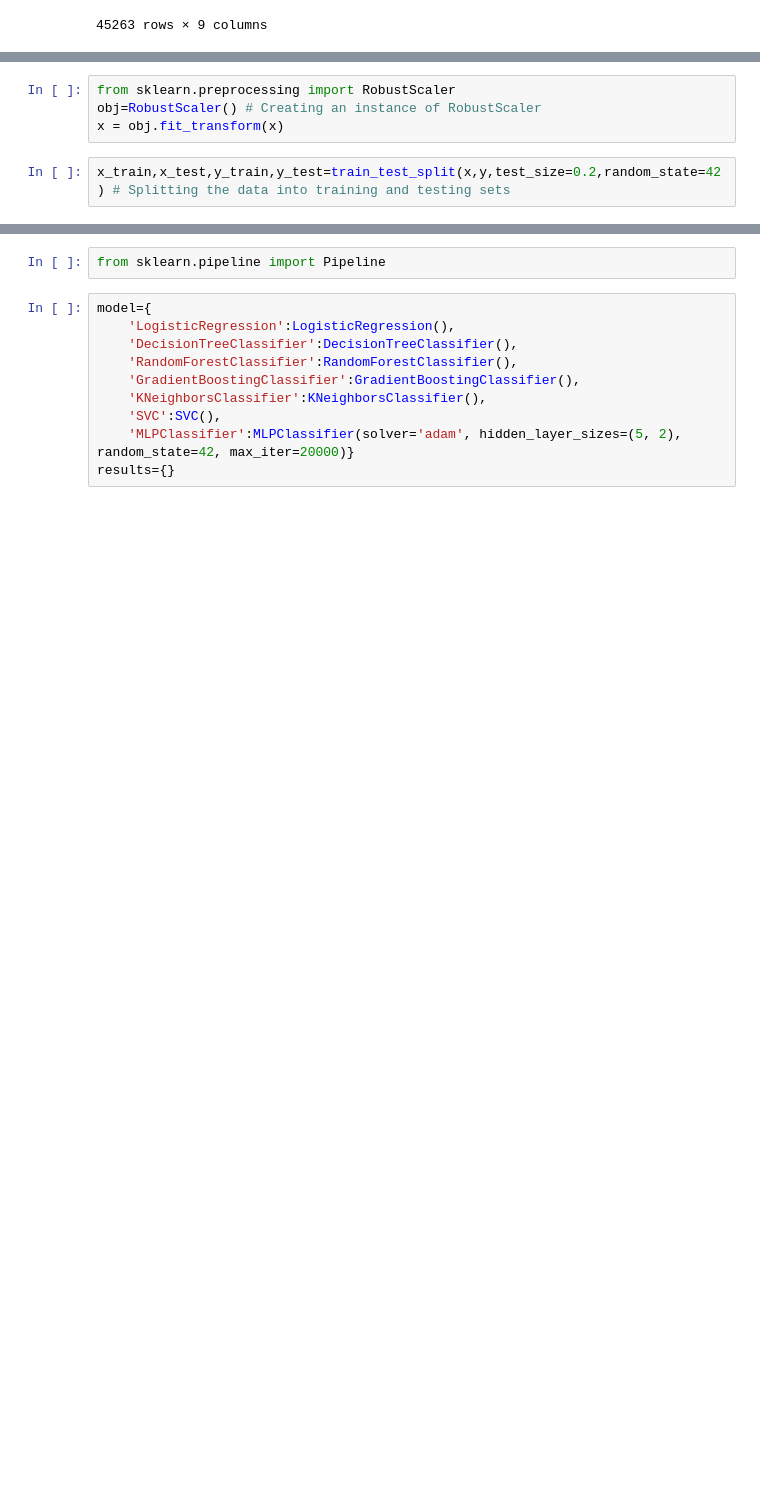
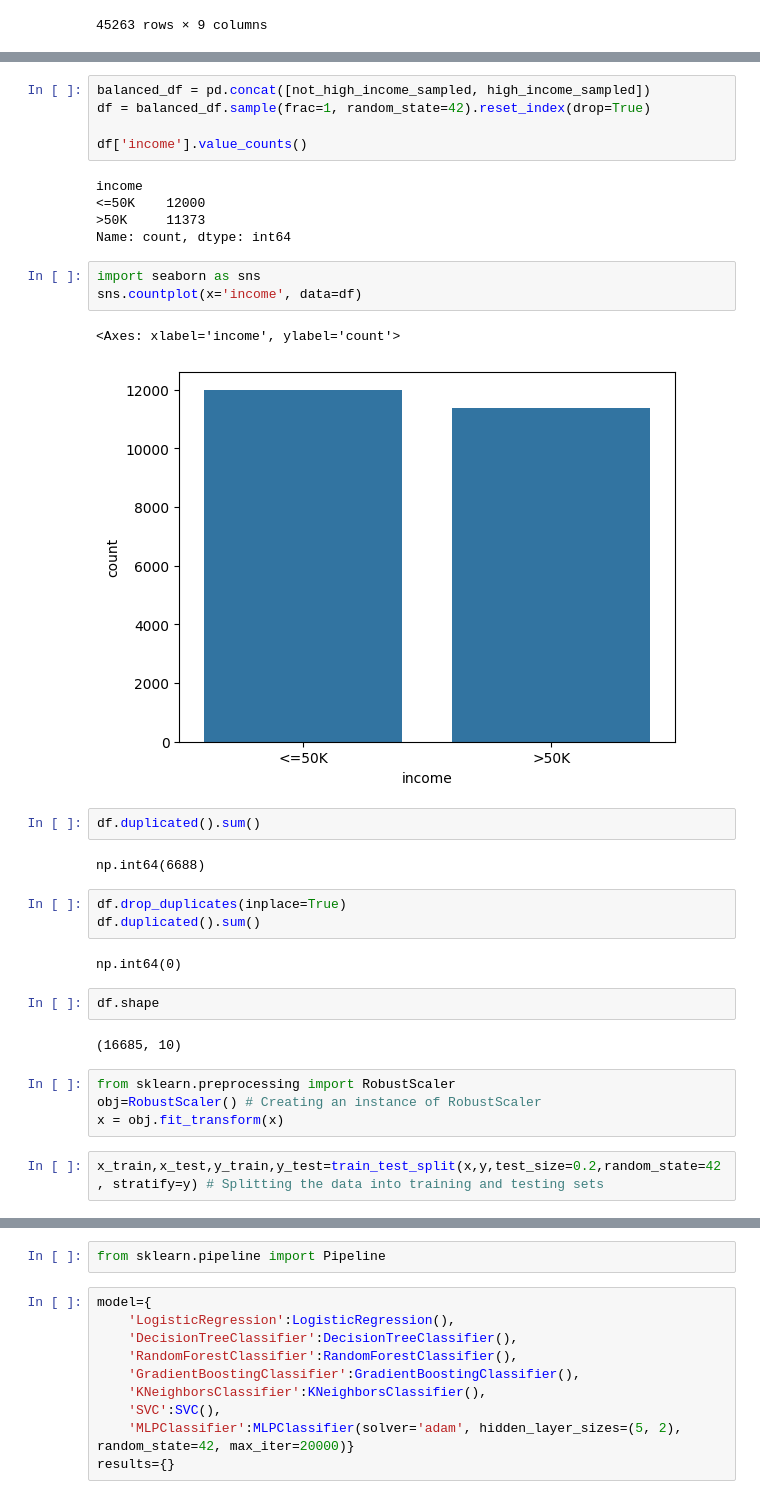
Before and after one commit to itsme0403005/project_edunet, a Jupyter notebook: salarypred.ipynb, the cells around one changed output, grey strips where cells are left out. Cells and saved outputs as stored; diff of their text form; blank space fills up the shorter version.

```diff
--- a/salarypred.ipynb
+++ b/salarypred.ipynb
@@ -326,9 +345,38 @@ x
+# %%
+balanced_df = pd.concat([not_high_income_sampled, high_income_sampled])
+df = balanced_df.sample(frac=1, random_state=42).reset_index(drop=True)
+
+df['income'].value_counts()
+# %% [output]
+income
+<=50K    12000
+>50K     11373
+Name: count, dtype: int64
+# %%
+import seaborn as sns
+sns.countplot(x='income', data=df)
+# %% [output]
+<Axes: xlabel='income', ylabel='count'>
+[figure, added]
+# %%
+df.duplicated().sum()
+# %% [output]
+np.int64(6688)
+# %%
+df.drop_duplicates(inplace=True)
+df.duplicated().sum()
+# %% [output]
+np.int64(0)
+# %%
+df.shape
+# %% [output]
+(16685, 10)
 # %%
 from sklearn.preprocessing import RobustScaler
 obj=RobustScaler() # Creating an instance of RobustScaler
 x = obj.fit_transform(x)
 # %%
-x_train,x_test,y_train,y_test=train_test_split(x,y,test_size=0.2,random_state=42) # Splitting the data into training and testing sets
+x_train,x_test,y_train,y_test=train_test_split(x,y,test_size=0.2,random_state=42, stratify=y) # Splitting the data into training and testing sets
 # %%
 from sklearn.neighbors import KNeighborsClassifier
 obj=KNeighborsClassifier() # Creating an instance of KNeighborsClassifier
```
Also changed, not shown: parts of 17 cells of this notebook, 1 other file.
